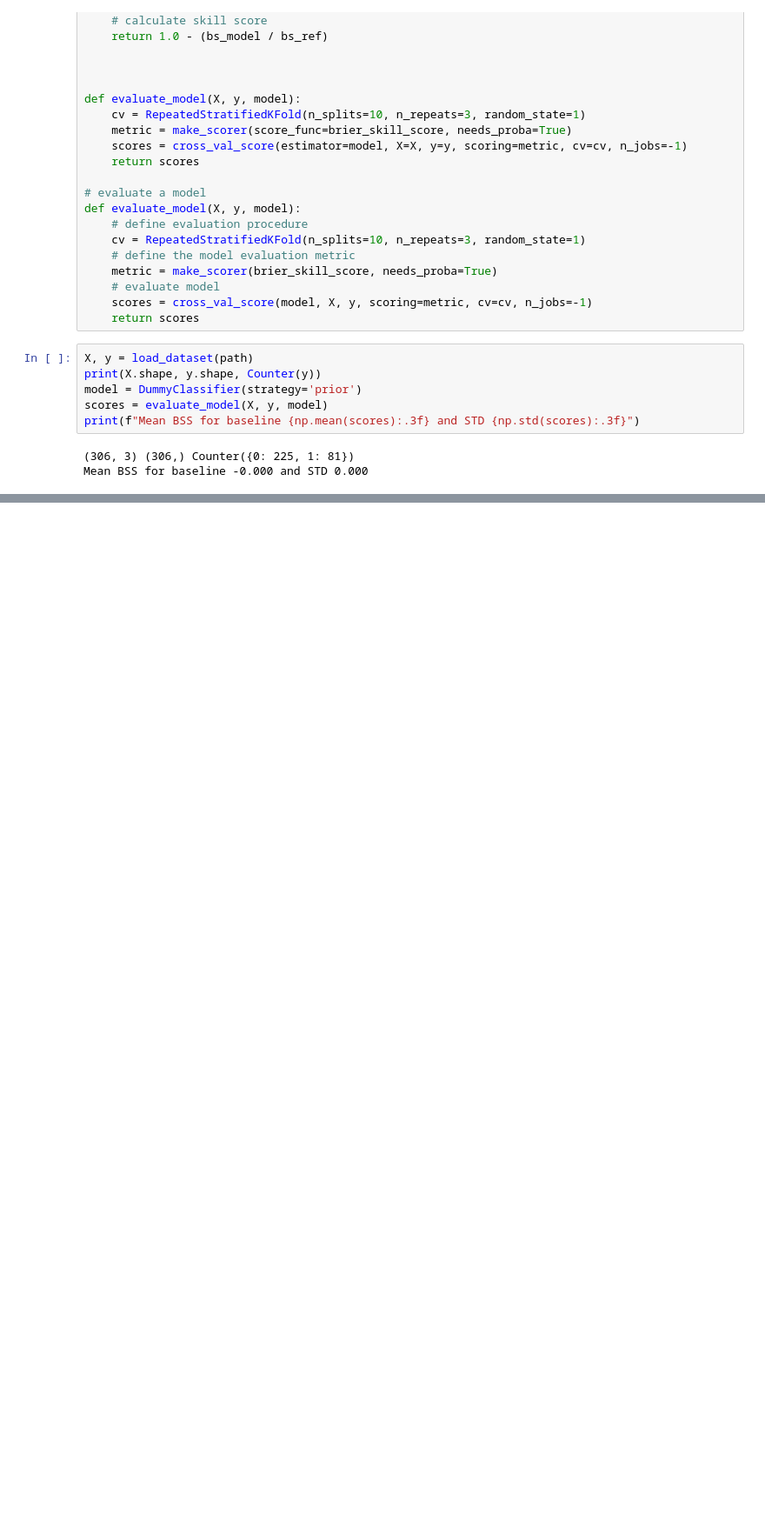
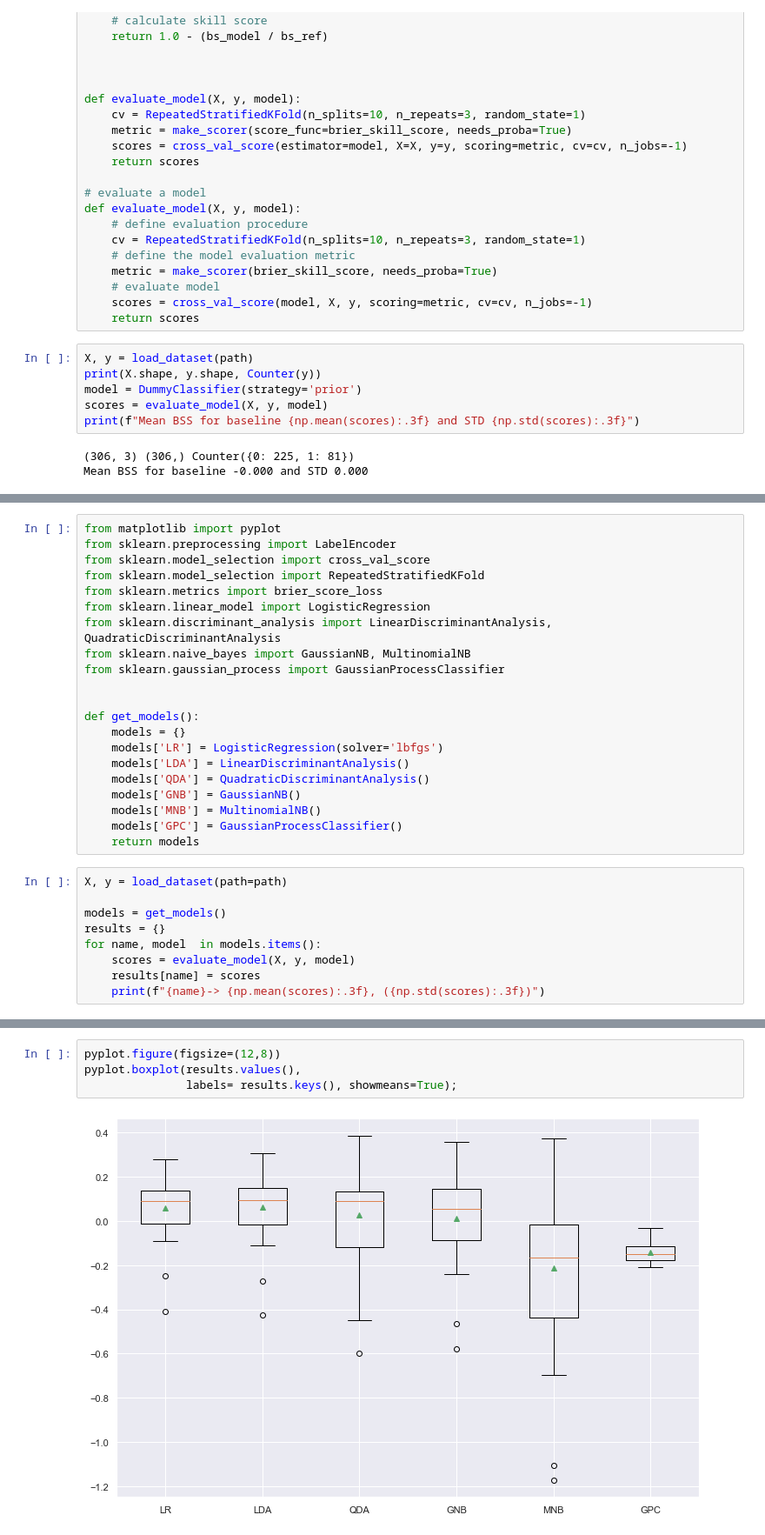
Before and after one commit to giordafrancis/imbalanced-learning, a Jupyter notebook: _P6_Projects_Haberman_Breast_Cancer_Classification.ipynb, the cells around one changed output, grey strips where cells are left out. Shown: that part at 87% size. Cells and saved outputs as stored; diff of their text form; blank space fills up the shorter version.

```diff
--- a/_P6_Projects_Haberman_Breast_Cancer_Classification.ipynb
+++ b/_P6_Projects_Haberman_Breast_Cancer_Classification.ipynb
@@ -103,0 +114,30 @@ Mean BSS for baseline -0.000 and STD 0.000
+# %%
+from matplotlib import pyplot
+from sklearn.preprocessing import LabelEncoder
+from sklearn.model_selection import cross_val_score
+from sklearn.model_selection import RepeatedStratifiedKFold
+from sklearn.metrics import brier_score_loss
+from sklearn.linear_model import LogisticRegression
+from sklearn.discriminant_analysis import LinearDiscriminantAnalysis, QuadraticDiscriminantAnalysis
+from sklearn.naive_bayes import GaussianNB, MultinomialNB
+from sklearn.gaussian_process import GaussianProcessClassifier
+
+
+def get_models():
+    models = {}
+    models['LR'] = LogisticRegression(solver='lbfgs')
+    models['LDA'] = LinearDiscriminantAnalysis()
+    models['QDA'] = QuadraticDiscriminantAnalysis()
+    models['GNB'] = GaussianNB()
+    models['MNB'] = MultinomialNB()
+    models['GPC'] = GaussianProcessClassifier()
+    return models
+# %%
+X, y = load_dataset(path=path)
+
+models = get_models()
+results = {}
+for name, model  in models.items():
+    scores = evaluate_model(X, y, model)
+    results[name] = scores
+    print(f"{name}-> {np.mean(scores):.3f}, ({np.std(scores):.3f})")
@@ -103,0 +151,6 @@ Mean BSS for baseline -0.000 and STD 0.000
+# %%
+pyplot.figure(figsize=(12,8))
+pyplot.boxplot(results.values(),
+               labels= results.keys(), showmeans=True);
+# %% [output]
+[figure, added]
```
Also changed, not shown: parts of 16 cells of this notebook, 1 other file.
